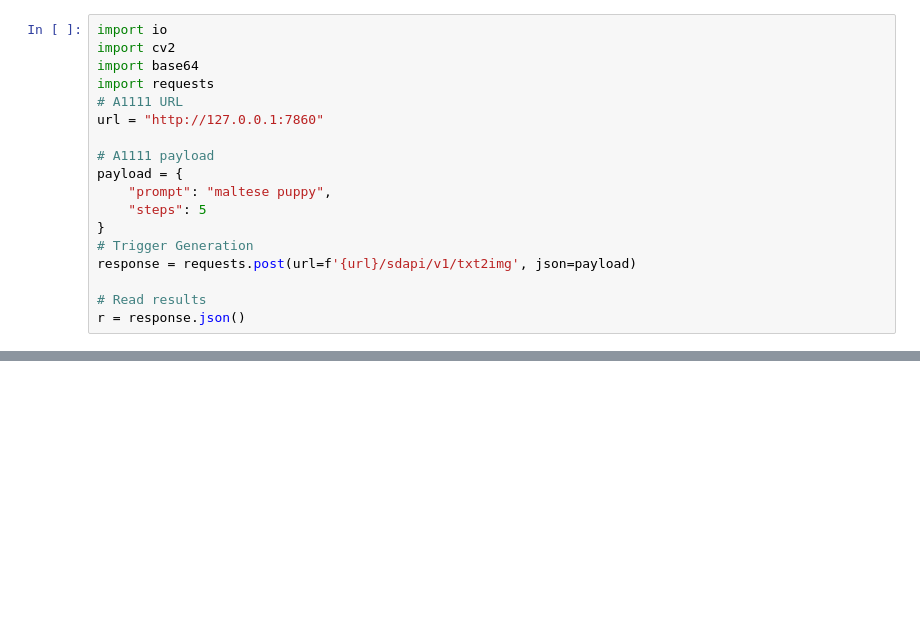
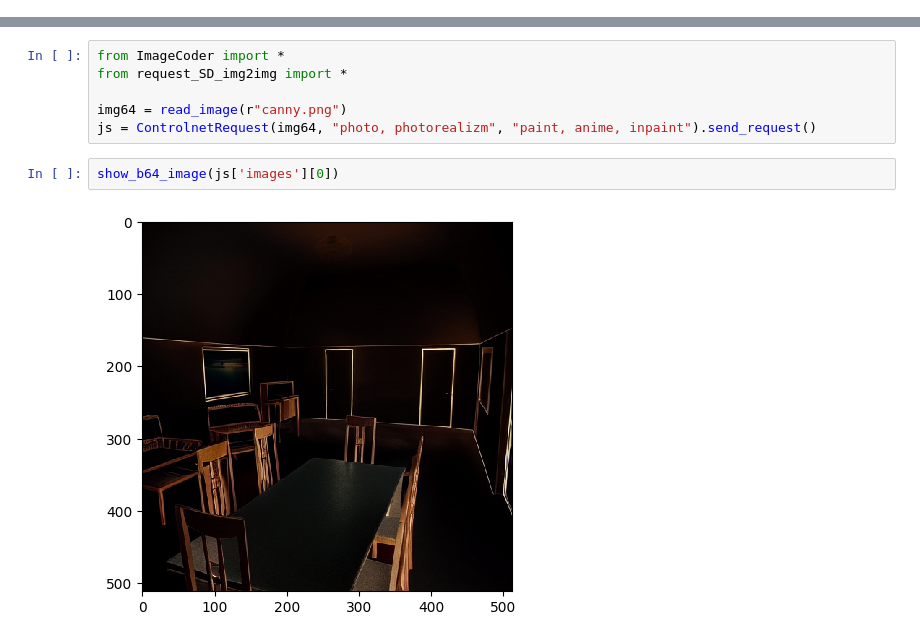
Before and after one commit to erikgett/GeneratorInterior, a Jupyter notebook: api.ipynb, the cells around one changed output, grey strips where cells are left out. Saved outputs shown, nothing was run; the diff lists cells and outputs as text; blank space fills up the shorter version.

```diff
--- a/api.ipynb
+++ b/api.ipynb
@@ -75,18 +0,0 @@ print(b64img)
-# %%
-import io
-import cv2
-import base64
-import requests
-# A1111 URL
-url = "http://127.0.0.1:7860"
-
-# A1111 payload
-payload = {
-    "prompt": "maltese puppy",
-    "steps": 5
-}
-# Trigger Generation
-response = requests.post(url=f'{url}/sdapi/v1/txt2img', json=payload)
-
-# Read results
-r = response.json()
@@ -121,0 +1,10 @@ readImage(r"C:\Users\erik_\Desktop\photo_2023-05-18_20-55-33.jpg")
+# %%
+from ImageCoder import *
+from request_SD_img2img import *
+
+img64 = read_image(r"canny.png")
+js = ControlnetRequest(img64, "photo, photorealizm", "paint, anime, inpaint").send_request()
+# %%
+show_b64_image(js['images'][0])
+# %% [output]
+[figure, added]
```
Also changed, not shown: parts of 7 cells of this notebook, 6 other files.
